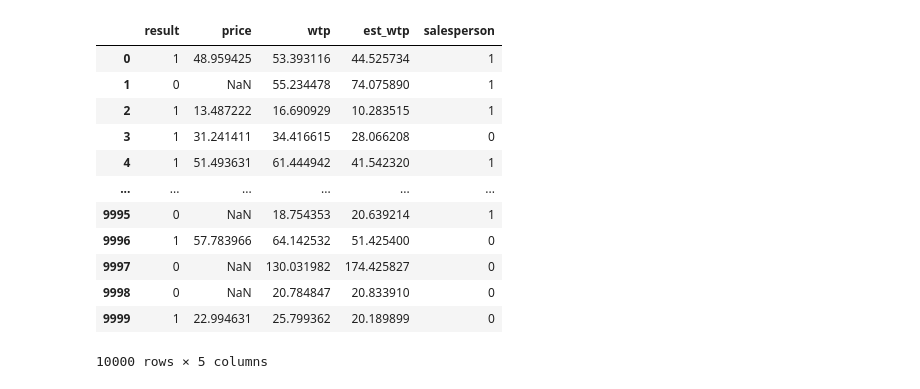
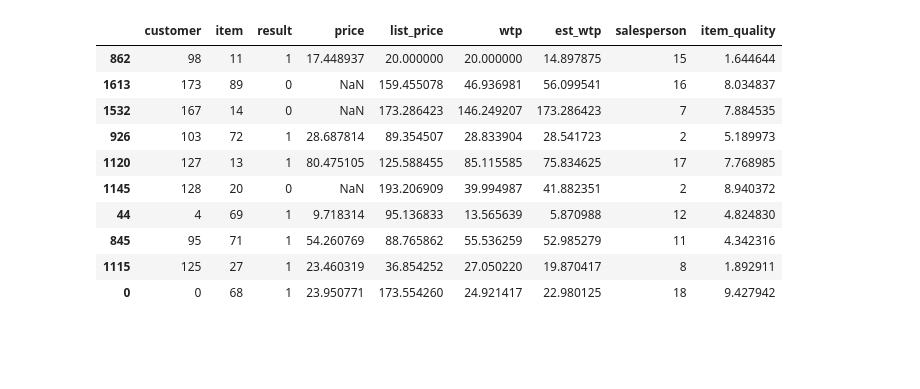
Before and after one commit to pasbury/neg-price-model, a Jupyter notebook: negotiated_price_01.ipynb, the cells around one changed output. Saved outputs shown, nothing was run; the diff lists cells and outputs as text; code cells hidden in the pictures; blank space fills up the shorter version.

```diff
--- a/negotiated_price_01.ipynb
+++ b/negotiated_price_01.ipynb
@@ -15,9 +25,9 @@ pyro.set_rng_seed(101)
 # For now, items described by single attribute - quality
 # Each item has a list price determined by that quality
 num_items = torch.tensor(100)
-item_quality = torch.distributions.Uniform(1, 10).sample([100])
+item_quality = torch.distributions.Uniform(1, 10).sample([num_items])
 #pyro.sample("item_quality", pyro.distributions.Uniform(1, 10).expand([num_items,]))
-list_price = torch.maximum(torch.distributions.Normal(item_quality, torch.tensor(1.0)).sample(),torch.tensor(0.0)) * 10
+list_price = torch.maximum(torch.distributions.Normal(item_quality, torch.tensor(1.0)).sample(),torch.tensor(1.0)) * 20
 plt.scatter(item_quality, list_price)
 mean_quality = torch.mean(item_quality)
 mean_list_price = torch.mean(list_price)
@@ -76,21 +97,19 @@ for c in range(num_cust):
 # %%
 df = pd.DataFrame.from_dict(outcome, orient='index')
 # %%
-df
+df.sample(10)
 # %% [output]
-|  | result | price | wtp | est_wtp | salesperson |
-| 0 | 1 | 48.959425 | 53.393116 | 44.525734 | 1 |
-| 1 | 0 | NaN | 55.234478 | 74.075890 | 1 |
-| 2 | 1 | 13.487222 | 16.690929 | 10.283515 | 1 |
-| 3 | 1 | 31.241411 | 34.416615 | 28.066208 | 0 |
-| 4 | 1 | 51.493631 | 61.444942 | 41.542320 | 1 |
-| ... | ... | ... | ... | ... | ... |
-| 9995 | 0 | NaN | 18.754353 | 20.639214 | 1 |
-| 9996 | 1 | 57.783966 | 64.142532 | 51.425400 | 0 |
-| 9997 | 0 | NaN | 130.031982 | 174.425827 | 0 |
-| 9998 | 0 | NaN | 20.784847 | 20.833910 | 0 |
-| 9999 | 1 | 22.994631 | 25.799362 | 20.189899 | 0 |
+|  | customer | item | result | price | list_price | wtp | est_wtp | salesperson | item_quality |
+| 862 | 98 | 11 | 1 | 17.448937 | 20.000000 | 20.000000 | 14.897875 | 15 | 1.644644 |
+| 1613 | 173 | 89 | 0 | NaN | 159.455078 | 46.936981 | 56.099541 | 16 | 8.034837 |
+| 1532 | 167 | 14 | 0 | NaN | 173.286423 | 146.249207 | 173.286423 | 7 | 7.884535 |
+| 926 | 103 | 72 | 1 | 28.687814 | 89.354507 | 28.833904 | 28.541723 | 2 | 5.189973 |
+| 1120 | 127 | 13 | 1 | 80.475105 | 125.588455 | 85.115585 | 75.834625 | 17 | 7.768985 |
+| 1145 | 128 | 20 | 0 | NaN | 193.206909 | 39.994987 | 41.882351 | 2 | 8.940372 |
+| 44 | 4 | 69 | 1 | 9.718314 | 95.136833 | 13.565639 | 5.870988 | 12 | 4.824830 |
+| 845 | 95 | 71 | 1 | 54.260769 | 88.765862 | 55.536259 | 52.985279 | 11 | 4.342316 |
+| 1115 | 125 | 27 | 1 | 23.460319 | 36.854252 | 27.050220 | 19.870417 | 8 | 1.892911 |
+| 0 | 0 | 68 | 1 | 23.950771 | 173.554260 | 24.921417 | 22.980125 | 18 | 9.427942 |
-10000 rows × 5 columns
 # %%
 df.describe()
 # %% [output]
```
Also changed, not shown: parts of 59 cells of this notebook.
